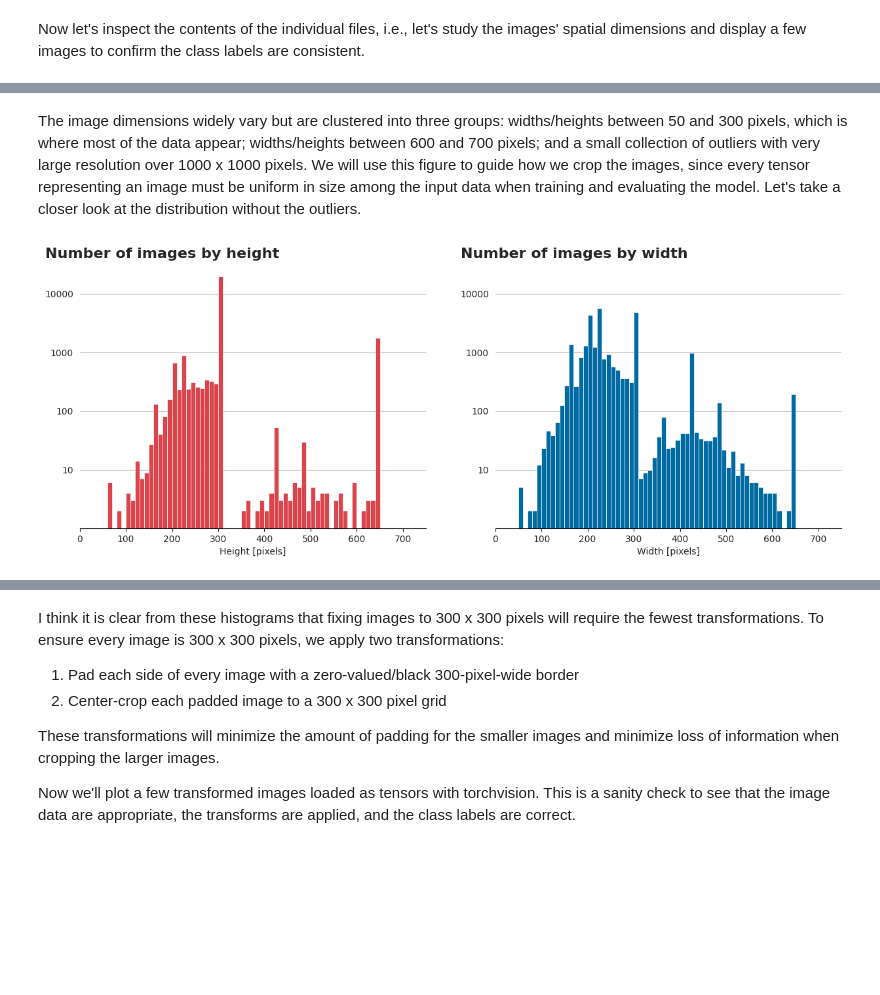
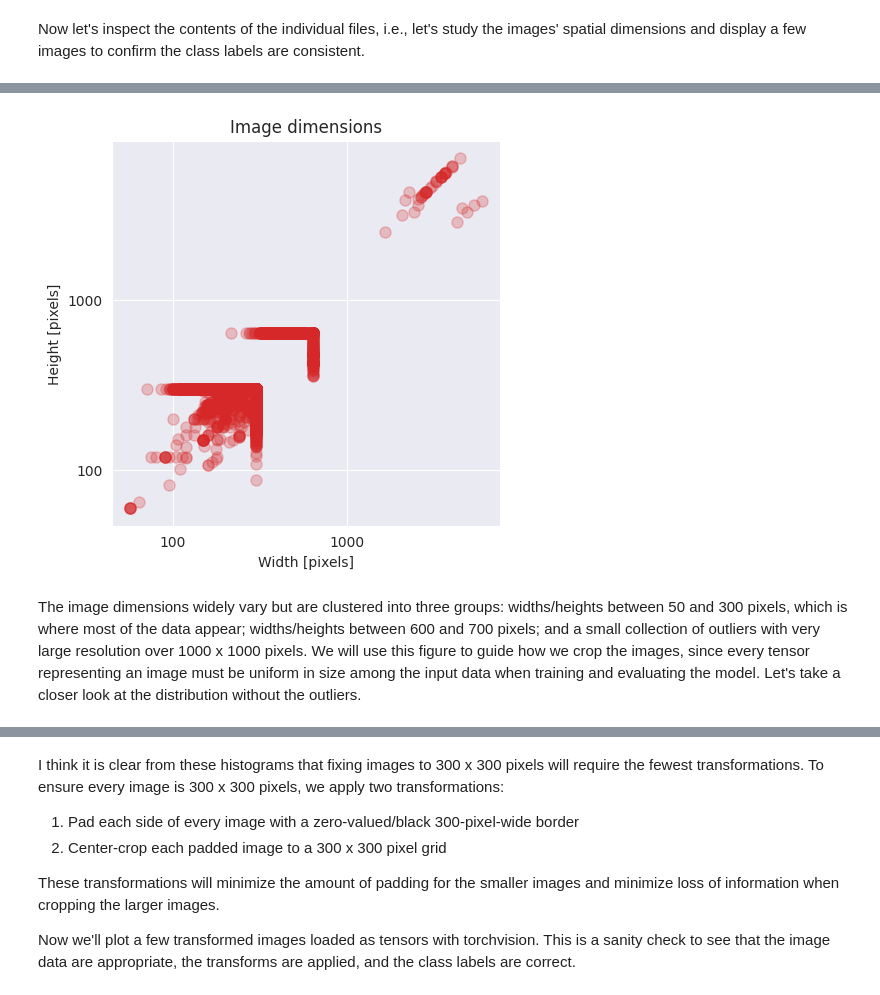
Before and after one commit to gmadigan/image-classification_animals, a Jupyter notebook: notebooks/01_exploration.ipynb, the cells around one changed output, grey strips where cells are left out. Saved outputs shown, nothing was run; the diff lists cells and outputs as text; code cells hidden in the pictures; blank space fills up the shorter version.

```diff
--- a/notebooks/01_exploration.ipynb
+++ b/notebooks/01_exploration.ipynb
@@ -212,58 +162,16 @@ plt.savefig(os.path.join(OUT_PATH,'imagedims.pdf'), bbox_inches='tight');
+# %%
+# Plot data as scatter plot with translucent markers
+ax = df_files.plot(kind='scatter', x='image_width', y='image_height', figsize=(5, 5), title='Image dimensions', logx=True, logy=True, s=64, alpha=0.25)
+
+# Clean up x- and y-axes
+ax.set_ylabel('Height [pixels]')
+ax.set_xlabel('Width [pixels]')
+ax.yaxis.set_major_formatter(ScalarFormatter())
+ax.xaxis.set_major_formatter(ScalarFormatter())
+
+# Save the figure
+plt.savefig(os.path.join(FIGURE_PATH,'image-dims.pdf'), bbox_inches='tight');
+# %% [output]
+[figure, added]
 # %% [markdown]
 The image dimensions widely vary but are clustered into three groups: widths/heights between 50 and 300 pixels, which is where most of the data appear; widths/heights between 600 and 700 pixels; and a small collection of outliers with very large resolution over 1000 x 1000 pixels. We will use this figure to guide how we crop the images, since every tensor representing an image must be uniform in size among the input data when training and evaluating the model. Let's take a closer look at the distribution without the outliers.
-# %%
-# Plot the different image dimensions and their frequencies
-
-# Set seaborn style
-sns.set_style('ticks')
-
-# Create the figure and axes
-fig, ax = plt.subplots(ncols=2, figsize=(15,5))
-
-# Plot data as histograms
-sns.histplot(data=df_files, x='image_height', bins=70, binrange=[0,700], color=color_map['red'], alpha=1, zorder=2, ax=ax[0])
-sns.histplot(data=df_files, x='image_width', bins=70, binrange=[0,700], color=color_map['blue'], alpha=1, zorder=2, ax=ax[1])
-
-# Set the chart title
-ax[0].set_title('Number of images by height', weight='bold', fontsize=16, loc='left', pad=20, x=-0.1)
-ax[1].set_title('Number of images by width', weight='bold', fontsize=16, loc='left', pad=20, x=-0.1)
-
-# Set x- and y-axis to log scale
-ax[0].set_yscale('log')
-ax[1].set_yscale('log')
-
-# Set x- and y-axis ranges
-ax[0].set_ylim([1.01, 19999])
-ax[1].set_ylim([1.01, 19999])
-ax[0].set_xlim([0, 750])
-ax[1].set_xlim([0, 750])
-
-# Set x-axis labels and remove y-axis labels
-ax[0].set_ylabel(None)
-ax[1].set_ylabel(None)
-ax[0].set_xlabel('Height [pixels]')
-ax[1].set_xlabel('Width [pixels]')
-
-# Remove y-axis ticks
-ax[0].tick_params(which='both', left=False)
-ax[1].tick_params(which='both', left=False)
-
-# Remove scientific notation of ticks on y-axis
-ax[0].yaxis.set_major_formatter(ScalarFormatter())
-ax[1].yaxis.set_major_formatter(ScalarFormatter())
-
-# Add y-axis grid lines
-ax[0].yaxis.grid()
-ax[1].yaxis.grid()
-
-# Remove all but bottom spine, set color to black
-ax[0].spines[['right','left','top']].set_visible(False)
-ax[0].spines['bottom'].set_color('black')
-
-ax[1].spines[['right','left','top']].set_visible(False)
-ax[1].spines['bottom'].set_color('black')
-
-# Save the figure
-plt.savefig(os.path.join(OUT_PATH,'hist_imagedims.pdf'), bbox_inches='tight');
-# %% [output]
-[figure, removed]
```
Also changed, not shown: parts of 11 cells of this notebook.
